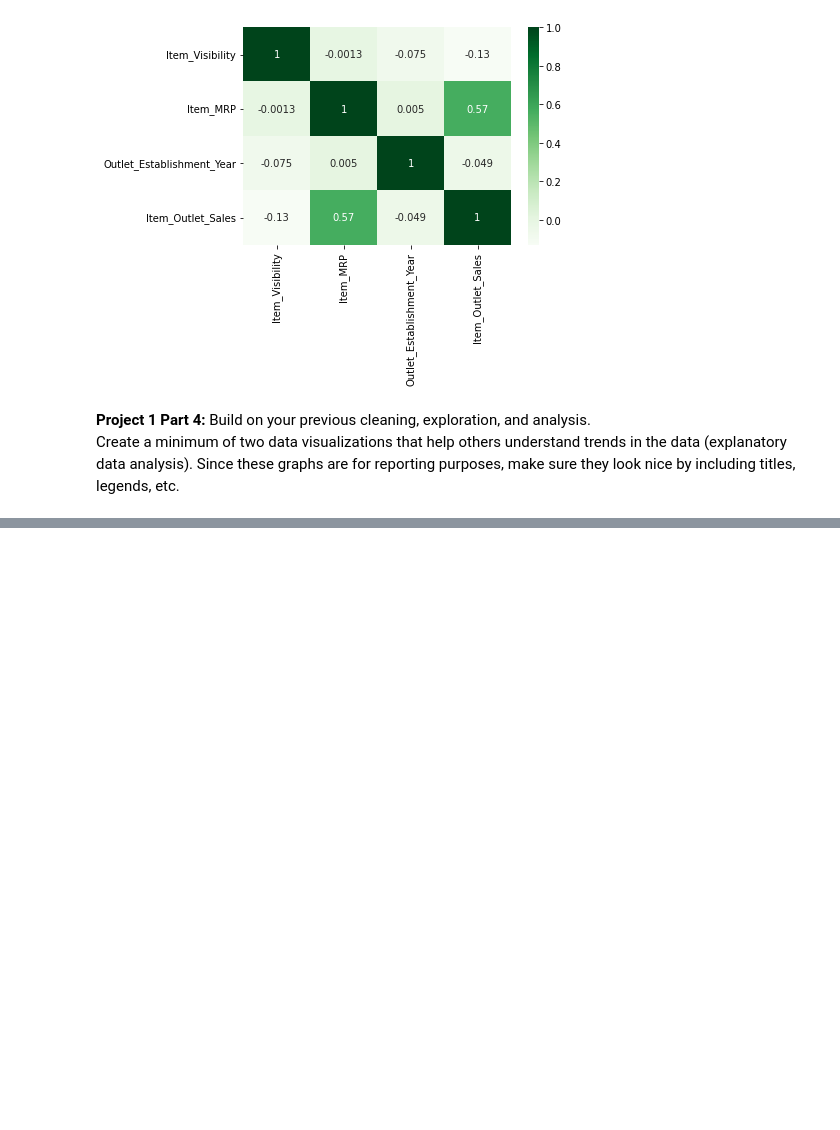
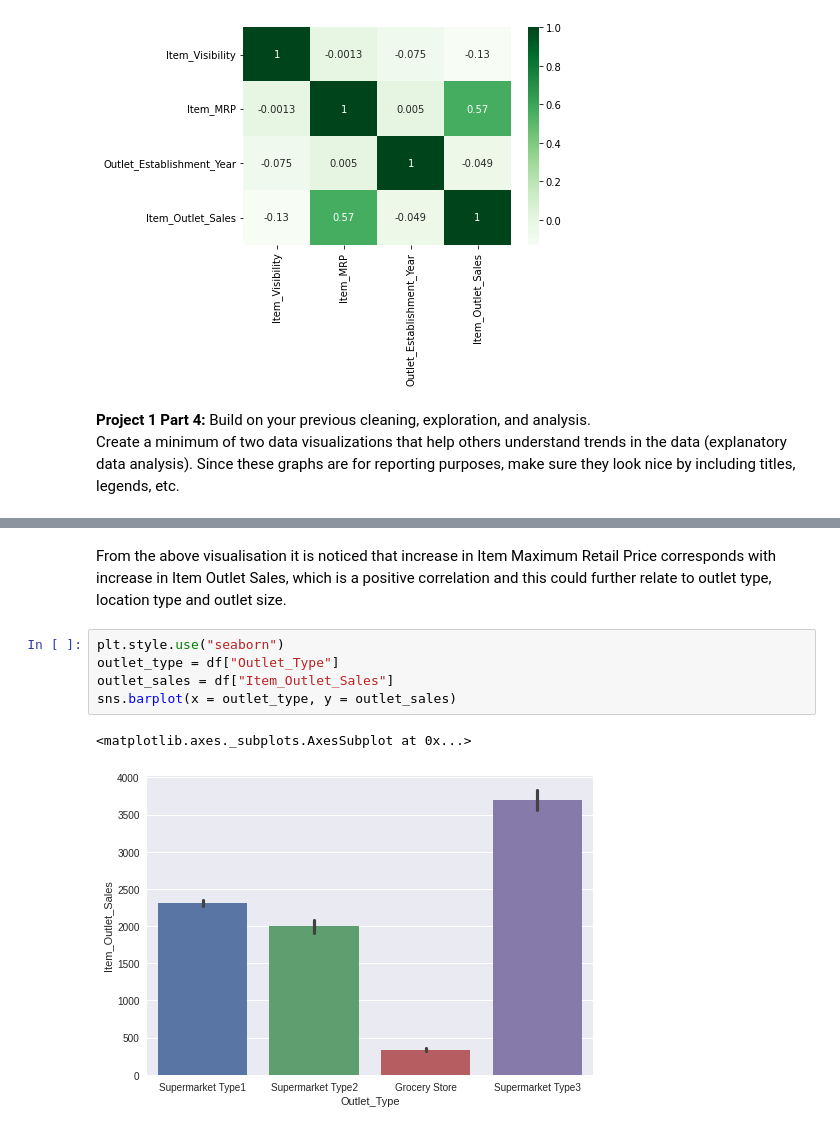
Before and after one commit to Ssendags/Food_Sales_Predictions, a Jupyter notebook: Ssendagire_Denis_Project_1_food_sales_prediction.ipynb, the cells around one changed output, grey strips where cells are left out. Saved outputs shown, nothing was run; the diff lists cells and outputs as text; blank space fills up the shorter version.

```diff
--- a/Ssendagire_Denis_Project_1_food_sales_prediction.ipynb
+++ b/Ssendagire_Denis_Project_1_food_sales_prediction.ipynb
@@ -298,0 +307,10 @@ Since these graphs are for reporting purposes, make sure they look nice by inclu
+# %% [markdown]
+From the above visualisation it is noticed that increase in Item Maximum Retail Price corresponds with increase in Item Outlet Sales, which is a positive correlation and this could further relate to outlet type, location type and outlet size.
+# %%
+plt.style.use("seaborn")
+outlet_type = df["Outlet_Type"]
+outlet_sales = df["Item_Outlet_Sales"]
+sns.barplot(x = outlet_type, y = outlet_sales)
+# %% [output]
+<matplotlib.axes._subplots.AxesSubplot at 0x...>
+[figure, added]
```
Also changed, not shown: parts of 3 cells of this notebook.
